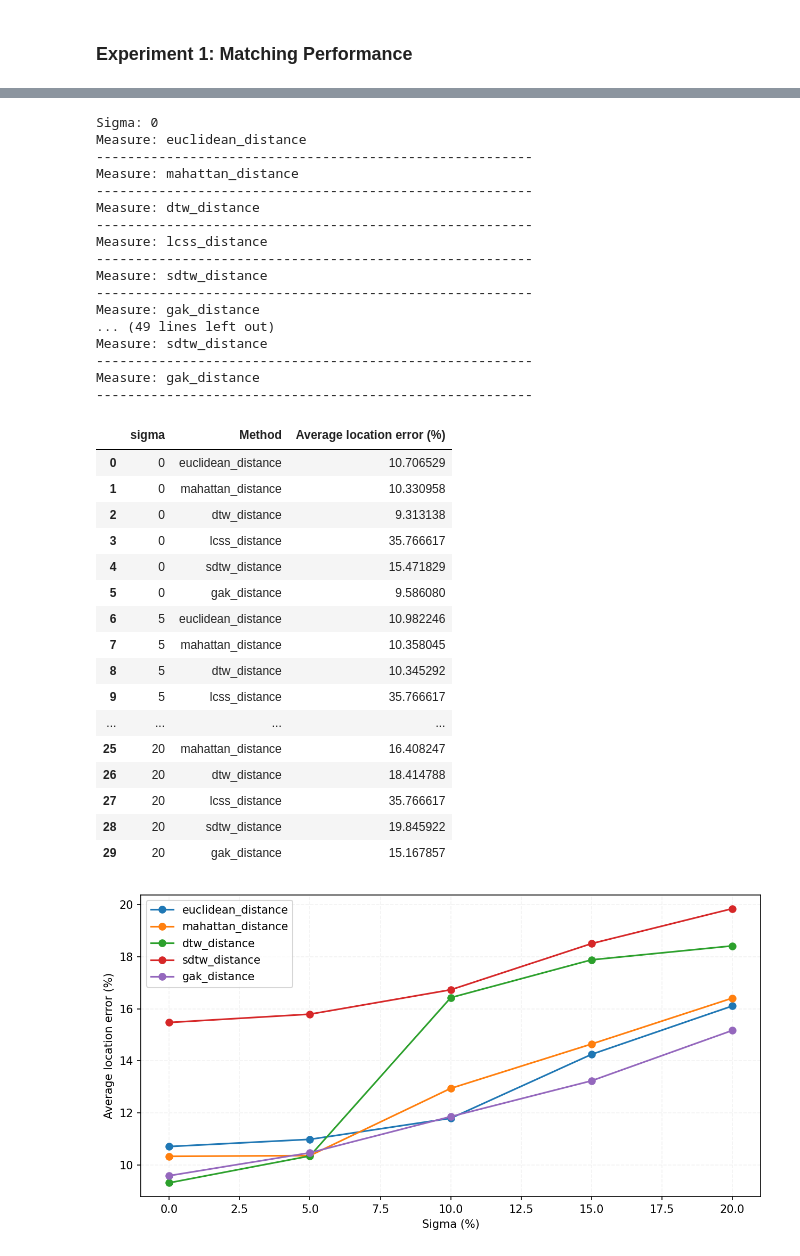
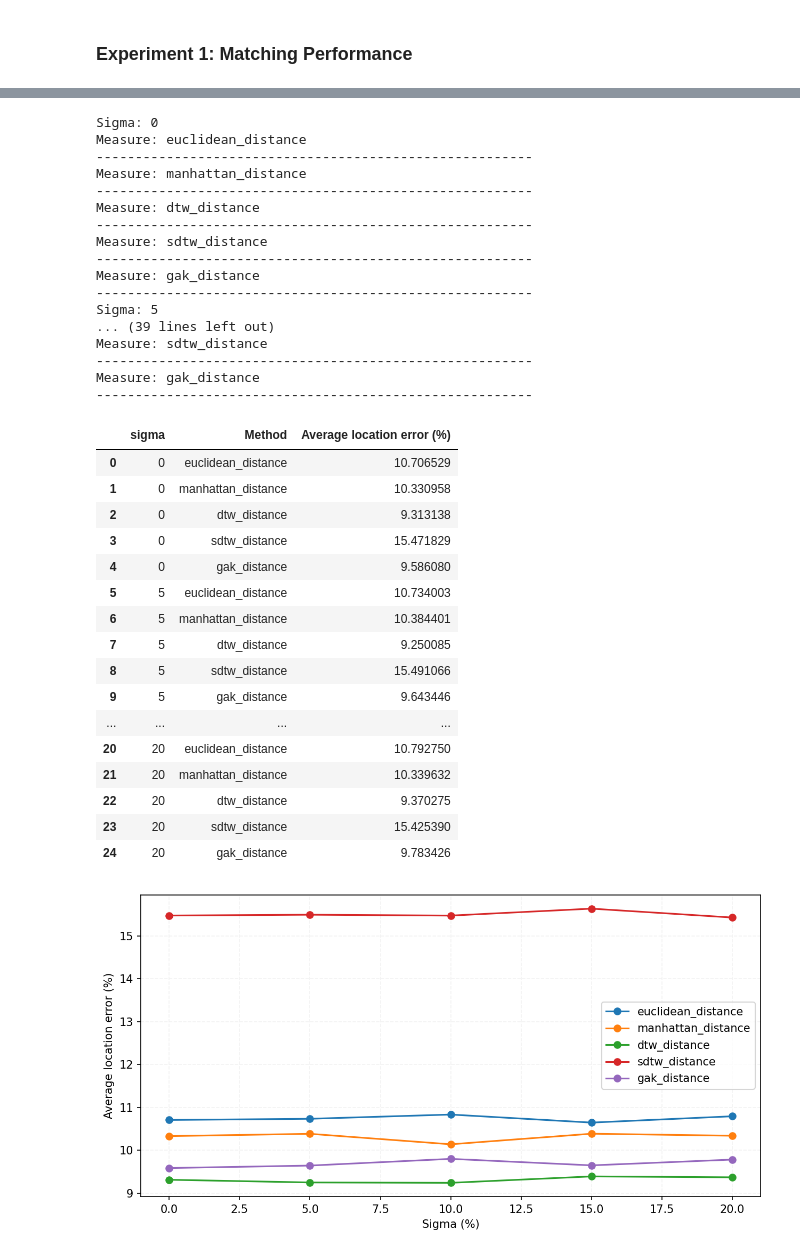
Before and after one commit to SunHaotian14/Qetch_Plus, a Jupyter notebook: Crowd-Study Data/Experiment.ipynb, the cells around one changed output, grey strips where cells are left out. Drawn from its saved outputs; the diff is of its cells as text; code cells hidden in the pictures.

Commit message:
add some experiments

```diff
--- a/Crowd-Study Data/Experiment.ipynb
+++ b/Crowd-Study Data/Experiment.ipynb
@@ -251,0 +559,22 @@ display(df)
+# %%
+measures = [euclidean_distance, manhattan_distance, dtw_distance, sdtw_distance, gak_distance]
+# measures = []
+d = {'sigma':[], 'Method':[], 'Average location error (%)':[]}
+sigmas = [0, 0.1, 0.2, 0.3, 1]
+sigmas = [0,  5, 10, 15, 20]
+for sigma in sigmas:
+    print(f"Sigma: {sigma}")
+    # ori_data_X = [x + np.random.normal(0, sigma, x.shape) for x in ori_data_X]
+    ori_data_X0 = [x + np.random.randn(*x.shape) * sigma / 100 * np.std(x) for x in ori_data_X]
+    for measure in measures:
+        print(f"Measure: {measure.__name__}")
+        d['sigma'].append(sigma)
+        d['Method'].append(measure.__name__)
+        results = pointwise_distances(ori_data_X0, ori_data_y, sketch_X, measure)
+        df = accuracy_results(results, plot = False, show_table = False)
+        d['Average location error (%)'].append(df.iloc[:,3].mean())
+        print('--------------------------------------------------------')
+experiment_name = 'exp3'
+np.save('./experiment_results/' + experiment_name + '.npy', results)
+df = pd.DataFrame(d)
+display(df)
@@ -251,0 +616,10 @@ display(df)
+# %%
+measures_names = [m.__name__ for m in measures]
+plt.figure()
+for method in measures_names:
+    plt.plot(df[df['Method'] == method]['sigma'], df[df['Method'] == method]['Average location error (%)'], label=method, marker='o')
+plt.grid(color='0.95', linestyle='--')
+plt.xlabel('Sigma (%)')
+plt.ylabel('Average location error (%)')
+plt.legend()
+plt.show()
@@ -252,5 +630,5 @@ display(df)
 # %%
-measures = [euclidean_distance, mahattan_distance, dtw_distance, lcss_distance, sdtw_distance, gak_distance]
+measures = [euclidean_distance, manhattan_distance, dtw_distance, sdtw_distance, gak_distance]
 # measures = [euclidean_distance]
 d = {'sigma':[], 'Method':[], 'Average location error (%)':[]}
 sigmas = [0, 0.1, 0.2, 0.3, 1]
@@ -258,13 +636,13 @@ sigmas = [0,  5, 10, 15, 20]
 for sigma in sigmas:
     print(f"Sigma: {sigma}")
     # ori_data_X = [x + np.random.normal(0, sigma, x.shape) for x in ori_data_X]
-    ori_data_X = [x + np.random.randn(*x.shape) * sigma / 100 * np.std(x) for x in ori_data_X]
+    sketch_X0 = [[x + np.random.randn(*x.shape) * sigma / 100 * np.std(x) for x in xx] for xx in sketch_X]
     for measure in measures:
         print(f"Measure: {measure.__name__}")
         d['sigma'].append(sigma)
         d['Method'].append(measure.__name__)
-        results = pointwise_exp(ori_data_X, ori_data_y, sketch_X, measure)
-        df = analyze_results(results, plot = False, show_table = False)
+        results = pointwise_distances(ori_data_X, ori_data_y, sketch_X0, measure)
+        df = accuracy_results(results, plot = False, show_table = False)
         d['Average location error (%)'].append(df.iloc[:,3].mean())
         print('--------------------------------------------------------')
 df = pd.DataFrame(d)
@@ -273,46 +651,46 @@ display(df)
 Sigma: 0
 Measure: euclidean_distance
 --------------------------------------------------------
-Measure: mahattan_distance
+Measure: manhattan_distance
 --------------------------------------------------------
 Measure: dtw_distance
---------------------------------------------------------
-Measure: lcss_distance
 --------------------------------------------------------
 Measure: sdtw_distance
 --------------------------------------------------------
 Measure: gak_distance
-... (49 lines left out)
+--------------------------------------------------------
+Sigma: 5
+... (39 lines left out)
 Measure: sdtw_distance
 --------------------------------------------------------
 Measure: gak_distance
 --------------------------------------------------------
 |  | sigma | Method | Average location error (%) |
 | 0 | 0 | euclidean_distance | 10.706529 |
-| 1 | 0 | mahattan_distance | 10.330958 |
+| 1 | 0 | manhattan_distance | 10.330958 |
 | 2 | 0 | dtw_distance | 9.313138 |
-| 3 | 0 | lcss_distance | 35.766617 |
-| 4 | 0 | sdtw_distance | 15.471829 |
-| 5 | 0 | gak_distance | 9.586080 |
-| 6 | 5 | euclidean_distance | 10.982246 |
-| 7 | 5 | mahattan_distance | 10.358045 |
-| 8 | 5 | dtw_distance | 10.345292 |
-| 9 | 5 | lcss_distance | 35.766617 |
+| 3 | 0 | sdtw_distance | 15.471829 |
+| 4 | 0 | gak_distance | 9.586080 |
+| 5 | 5 | euclidean_distance | 10.734003 |
+| 6 | 5 | manhattan_distance | 10.384401 |
+| 7 | 5 | dtw_distance | 9.250085 |
+| 8 | 5 | sdtw_distance | 15.491066 |
+| 9 | 5 | gak_distance | 9.643446 |
 | ... | ... | ... | ... |
-| 25 | 20 | mahattan_distance | 16.408247 |
-| 26 | 20 | dtw_distance | 18.414788 |
-| 27 | 20 | lcss_distance | 35.766617 |
-| 28 | 20 | sdtw_distance | 19.845922 |
-| 29 | 20 | gak_distance | 15.167857 |
+| 20 | 20 | euclidean_distance | 10.792750 |
+| 21 | 20 | manhattan_distance | 10.339632 |
+| 22 | 20 | dtw_distance | 9.370275 |
+| 23 | 20 | sdtw_distance | 15.425390 |
+| 24 | 20 | gak_distance | 9.783426 |
 # %%
-measures = ['euclidean_distance', 'mahattan_distance', 'dtw_distance', 'sdtw_distance', 'gak_distance']
+measures_names = [m.__name__ for m in measures]
 plt.figure()
-for method in measures:
+for method in measures_names:
     plt.plot(df[df['Method'] == method]['sigma'], df[df['Method'] == method]['Average location error (%)'], label=method, marker='o')
 plt.grid(color='0.95', linestyle='--')
 plt.xlabel('Sigma (%)')
 plt.ylabel('Average location error (%)')
 plt.legend()
 plt.show()
 # %% [output]
-[figure, old version]
+[figure, new version]
```
Also changed, not shown: parts of 26 cells of this notebook, 4 other files.
